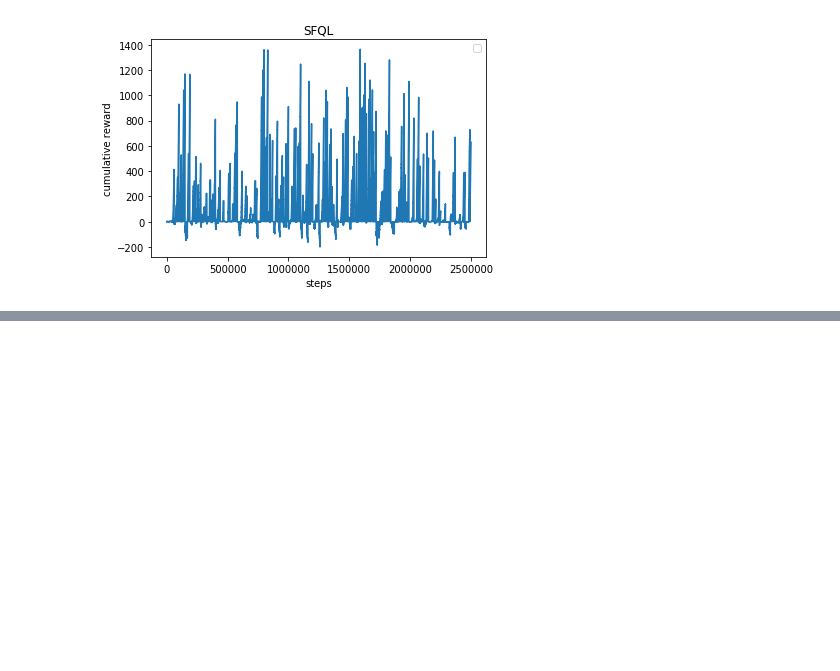
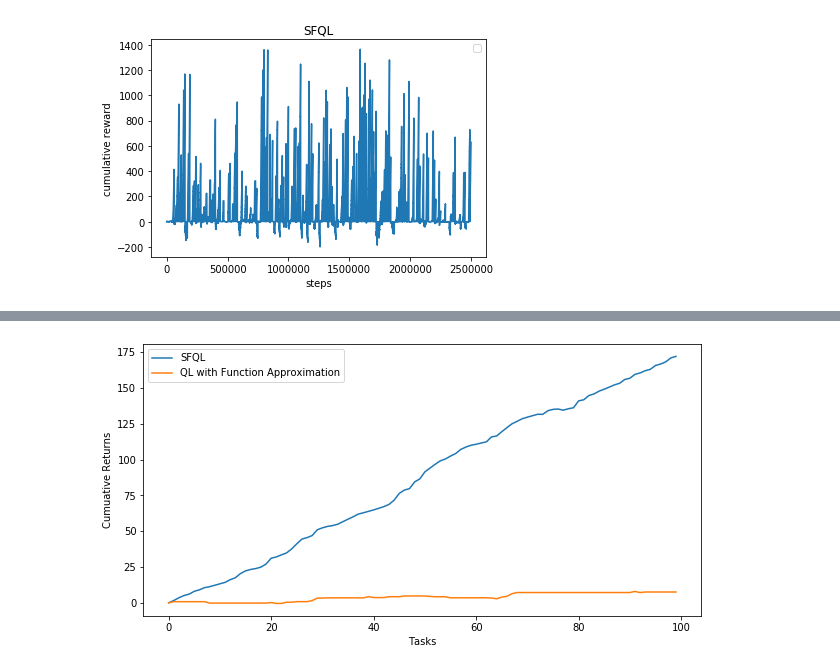
Before and after one commit to devloper13/Transfer-Learning, a Jupyter notebook: SFQL.ipynb, the cells around one changed output, grey strips where cells are left out. Drawn from its saved outputs; the diff is of its cells as text; code cells hidden in the pictures; blank space fills up the shorter version.

```diff
--- a/SFQL.ipynb
+++ b/SFQL.ipynb
@@ -260,6 +292,6 @@ class SFQL:
 # %%
 env = GridWorld(10, 10, 3, 10)
 a = SFQL(env)
-cum_reward_list = a.algorithm(250)
+cr = a.algorithm(250)
 # %% [output]
 Task:  0
@@ -282,0 +314,4 @@ NameError: name 'cum_reward_list' is not defined
+# %%
+env2 = GridWorld(10, 10, 3, 10)
+b = SFQL(env2)
+cr2 = b.algorithm(100)
@@ -291,0 +504,3 @@ No handles with labels found to put in legend.
+# %%
+ql = QL(env2)
+cr3 = ql.algorithm(100)
@@ -291,0 +525,2 @@ No handles with labels found to put in legend.
+# %%
+cr1 = [0] + cr1
@@ -291,0 +552,11 @@ No handles with labels found to put in legend.
+# %%
+x = [i for i in range(100)]
+plt.figure(figsize=(10,5))
+plt.plot(x, cr1, label = "SFQL")
+plt.plot(x, cr3, label = "QL with Function Approximation")
+plt.xlabel("Tasks")
+plt.ylabel("Cumuative Returns")
+plt.legend()
+plt.show()
+# %% [output]
+[figure, added]
```
Also changed, not shown: parts of 11 cells of this notebook, 1 other file.
